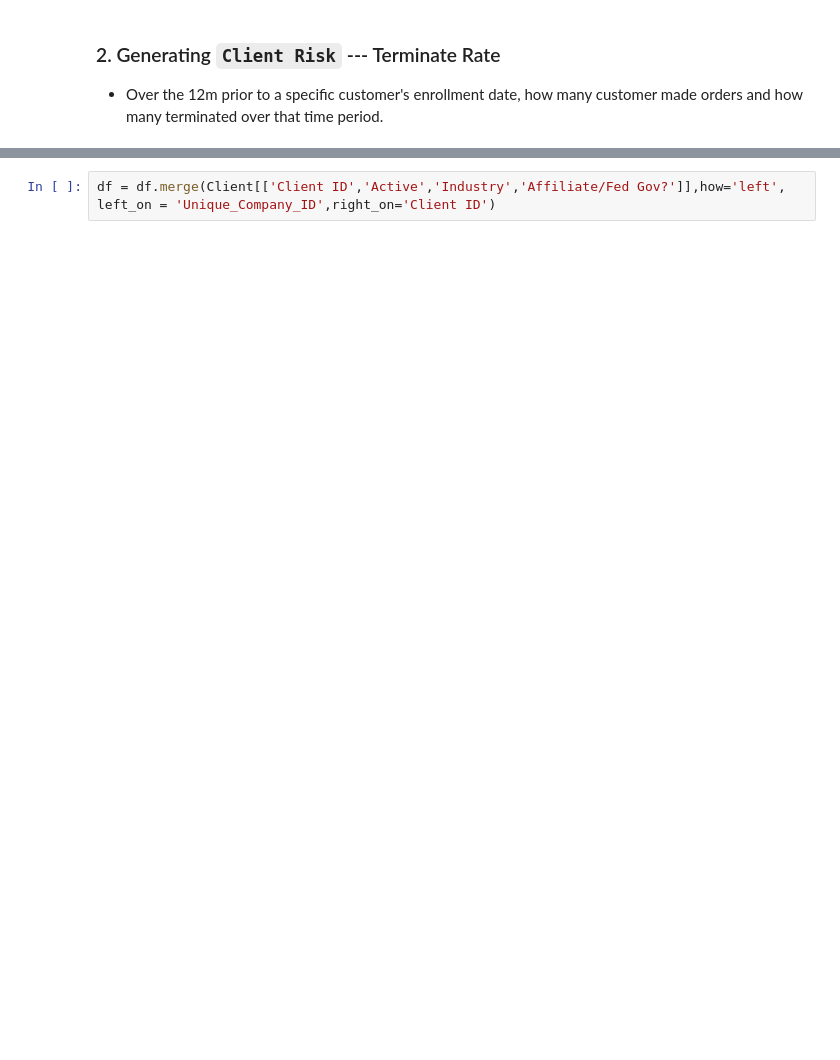
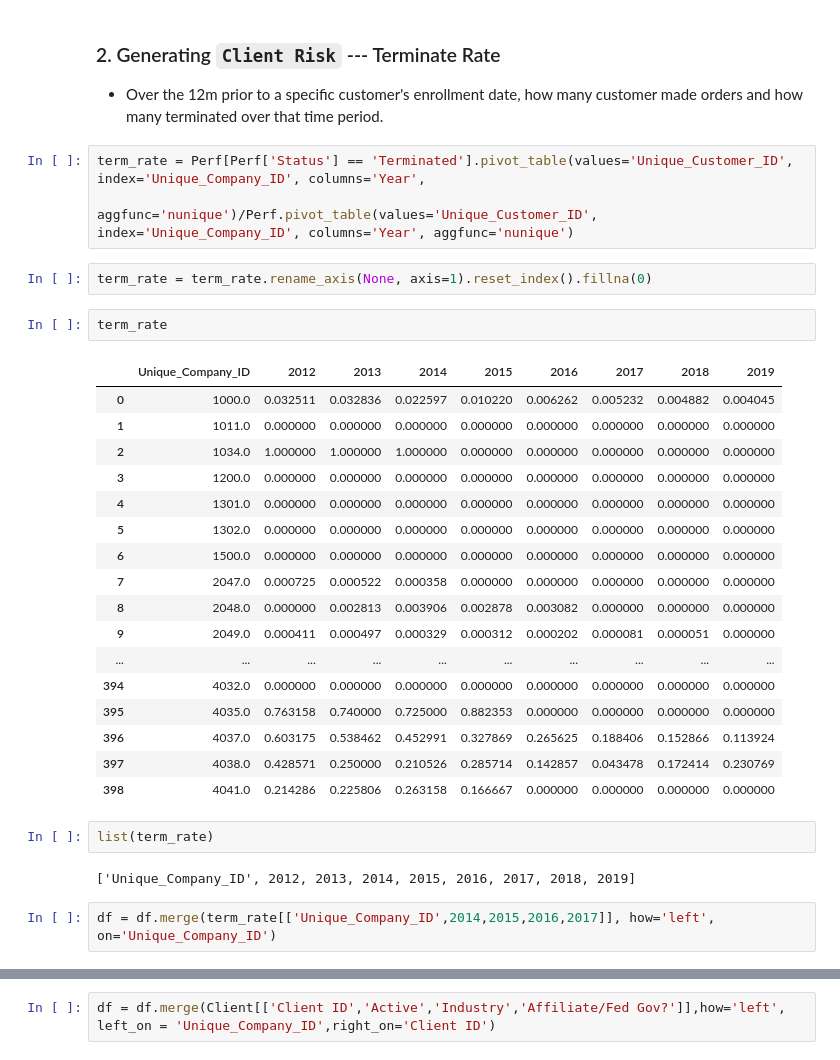
Before and after one commit to XuetingS/PP, a Jupyter notebook: src/Dirty Decision Tree.ipynb, the cells around one changed output, grey strips where cells are left out. Drawn from its saved outputs; the diff is of its cells as text; blank space fills up the shorter version.

```diff
--- a/src/Dirty Decision Tree.ipynb
+++ b/src/Dirty Decision Tree.ipynb
@@ -336,3 +338,34 @@ Client.head()
 # %% [markdown]
 ### 2. Generating `Client Risk` --- Terminate Rate
 - Over the 12m prior to a specific customer's enrollment date, how many customer made orders and how many terminated over that time period.
+# %%
+term_rate = Perf[Perf['Status'] == 'Terminated'].pivot_table(values='Unique_Customer_ID', index='Unique_Company_ID', columns='Year',
+                                                 aggfunc='nunique')/Perf.pivot_table(values='Unique_Customer_ID', index='Unique_Company_ID', columns='Year', aggfunc='nunique')
+# %%
+term_rate = term_rate.rename_axis(None, axis=1).reset_index().fillna(0)
+# %%
+term_rate
+# %% [output]
+|  | Unique_Company_ID | 2012 | 2013 | 2014 | 2015 | 2016 | 2017 | 2018 | 2019 |
+| 0 | 1000.0 | 0.032511 | 0.032836 | 0.022597 | 0.010220 | 0.006262 | 0.005232 | 0.004882 | 0.004045 |
+| 1 | 1011.0 | 0.000000 | 0.000000 | 0.000000 | 0.000000 | 0.000000 | 0.000000 | 0.000000 | 0.000000 |
+| 2 | 1034.0 | 1.000000 | 1.000000 | 1.000000 | 0.000000 | 0.000000 | 0.000000 | 0.000000 | 0.000000 |
+| 3 | 1200.0 | 0.000000 | 0.000000 | 0.000000 | 0.000000 | 0.000000 | 0.000000 | 0.000000 | 0.000000 |
+| 4 | 1301.0 | 0.000000 | 0.000000 | 0.000000 | 0.000000 | 0.000000 | 0.000000 | 0.000000 | 0.000000 |
+| 5 | 1302.0 | 0.000000 | 0.000000 | 0.000000 | 0.000000 | 0.000000 | 0.000000 | 0.000000 | 0.000000 |
+| 6 | 1500.0 | 0.000000 | 0.000000 | 0.000000 | 0.000000 | 0.000000 | 0.000000 | 0.000000 | 0.000000 |
+| 7 | 2047.0 | 0.000725 | 0.000522 | 0.000358 | 0.000000 | 0.000000 | 0.000000 | 0.000000 | 0.000000 |
+| 8 | 2048.0 | 0.000000 | 0.002813 | 0.003906 | 0.002878 | 0.003082 | 0.000000 | 0.000000 | 0.000000 |
+| 9 | 2049.0 | 0.000411 | 0.000497 | 0.000329 | 0.000312 | 0.000202 | 0.000081 | 0.000051 | 0.000000 |
+| ... | ... | ... | ... | ... | ... | ... | ... | ... | ... |
+| 394 | 4032.0 | 0.000000 | 0.000000 | 0.000000 | 0.000000 | 0.000000 | 0.000000 | 0.000000 | 0.000000 |
+| 395 | 4035.0 | 0.763158 | 0.740000 | 0.725000 | 0.882353 | 0.000000 | 0.000000 | 0.000000 | 0.000000 |
+| 396 | 4037.0 | 0.603175 | 0.538462 | 0.452991 | 0.327869 | 0.265625 | 0.188406 | 0.152866 | 0.113924 |
+| 397 | 4038.0 | 0.428571 | 0.250000 | 0.210526 | 0.285714 | 0.142857 | 0.043478 | 0.172414 | 0.230769 |
+| 398 | 4041.0 | 0.214286 | 0.225806 | 0.263158 | 0.166667 | 0.000000 | 0.000000 | 0.000000 | 0.000000 |
+# %%
+list(term_rate)
+# %% [output]
+['Unique_Company_ID', 2012, 2013, 2014, 2015, 2016, 2017, 2018, 2019]
+# %%
+df = df.merge(term_rate[['Unique_Company_ID',2014,2015,2016,2017]], how='left', on='Unique_Company_ID')
```
Also changed, not shown: parts of 29 cells of this notebook.
